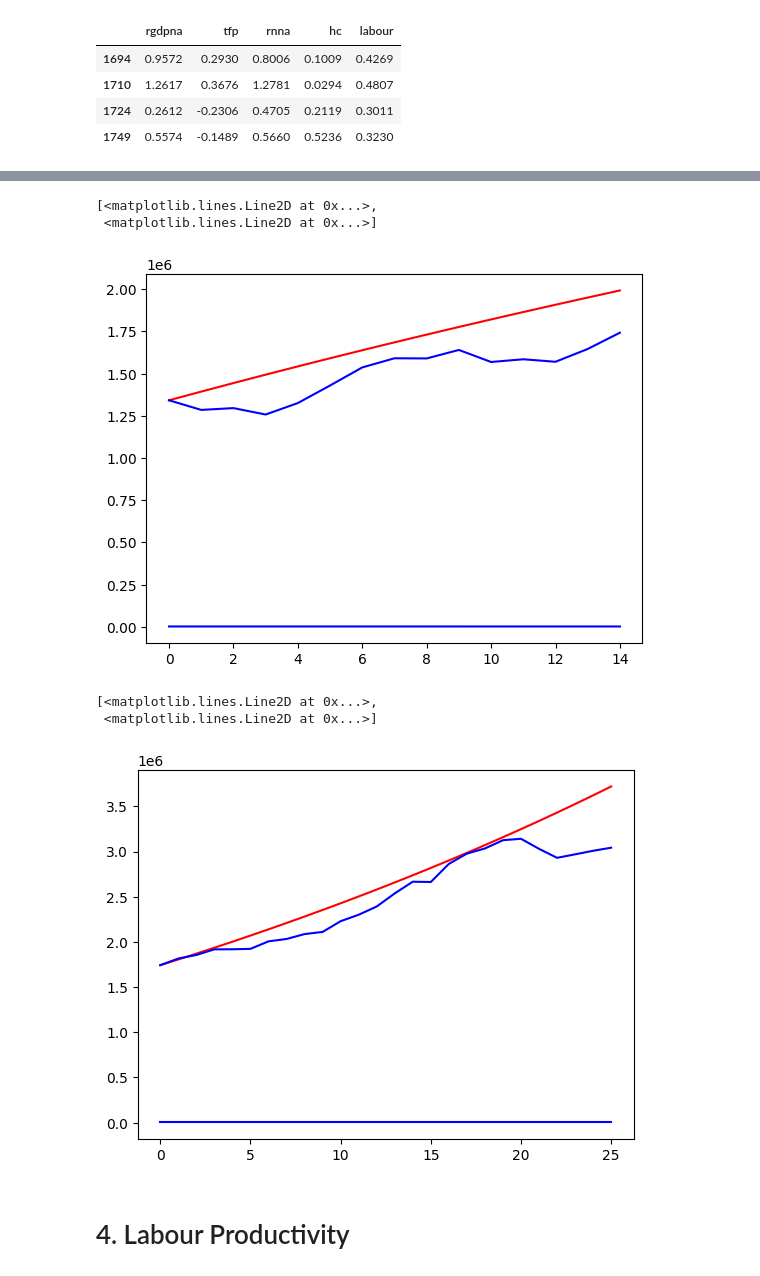
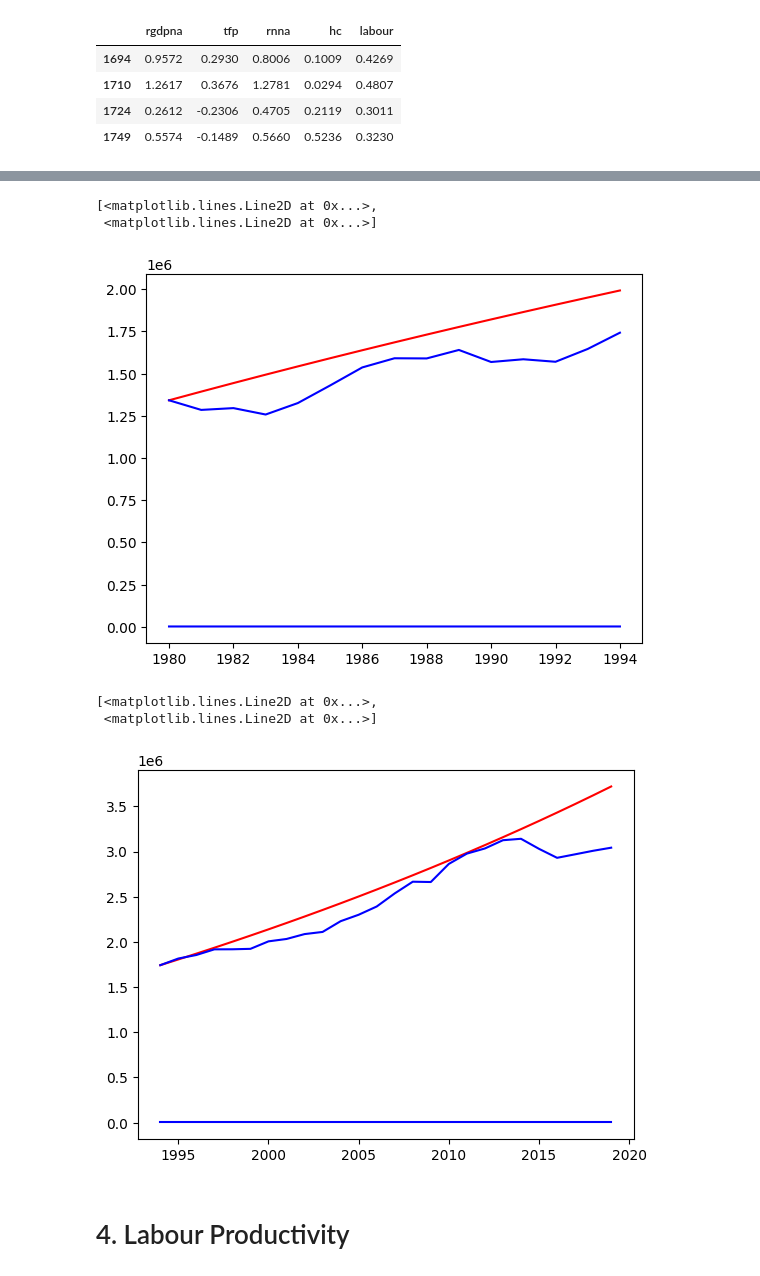
Before and after one commit to Jessie-Fung/ec2b1-brazil, a Jupyter notebook: code/code.ipynb, the cells around one changed output, grey strips where cells are left out. Saved outputs shown, nothing was run; the diff lists cells and outputs as text; code cells hidden in the pictures.

```diff
--- a/code/code.ipynb
+++ b/code/code.ipynb
@@ -337,7 +337,7 @@ Therefore,
 alpha = 0.5
 
 #Get relevant variables for Brazil
-data_tfp = all_df.loc[all_df["country"] == "Brazil", ("year", "rgdpna", "rnna", "hc", "emp", "avh", "rtfpna")]
+data_tfp = all_df.loc[all_df["country"] == "Brazil", ("year", "rgdpna", "rnna", "hc", "emp", "avh", "rtfpna", "delta")]
 data_tfp["labour"] = data_tfp["emp"]*data_tfp["avh"]
 
 data.index = data['year']
@@ -601,0 +603,5 @@ In 1980, the growth rate of TFP decreased drastically from 0.3676 to -0.2306.
+# %%
+savings_rate= [np.nan]+[(data_tfp["rnna"].iloc[i]-data_tfp["rnna"].iloc[i-1]*(1 - data_tfp["delta"].iloc[i]))/data_tfp["rgdpna"].iloc[i]
+                for i in range(1, data_tfp.shape[0])]
+
+data_tfp["savings_rate"]=savings_rate
@@ -655,19 +668,19 @@ plt.plot(data_tfp["rgdpna"][14:31].reset_index(), color = "blue", label = "data"
 # %%
 plt.figure()
-plt.plot(solow_1980_1994["rgdpna"], color = "red", label = "our model")
-plt.plot(data_tfp["rgdpna"][30:45].reset_index(), color = "blue", label = "data")
+plt.plot(range(1980,1995), solow_1980_1994["rgdpna"], color = "red", label = "our model")
+plt.plot(range(1980,1995), data_tfp["rgdpna"][30:45].reset_index(), color = "blue", label = "data")
 # %% [output]
 [<matplotlib.lines.Line2D at 0x...>,
  <matplotlib.lines.Line2D at 0x...>]
-[figure, old version]
+[figure, new version]
 # %%
 plt.figure()
-plt.plot(solow_1994_2019["rgdpna"], color = "red", label = "our model")
-plt.plot(data_tfp["rgdpna"][44:70].reset_index(), color = "blue", label = "data")
+plt.plot(range(1994,2020), solow_1994_2019["rgdpna"], color = "red", label = "our model")
+plt.plot(range(1994,2020), data_tfp["rgdpna"][44:70].reset_index(), color = "blue", label = "data")
 # %% [output]
 [<matplotlib.lines.Line2D at 0x...>,
  <matplotlib.lines.Line2D at 0x...>]
-[figure, old version]
+[figure, new version]
 # %% [markdown]
 # 4. Labour Productivity
 # %%
```
Also changed, not shown: parts of 14 cells of this notebook.
